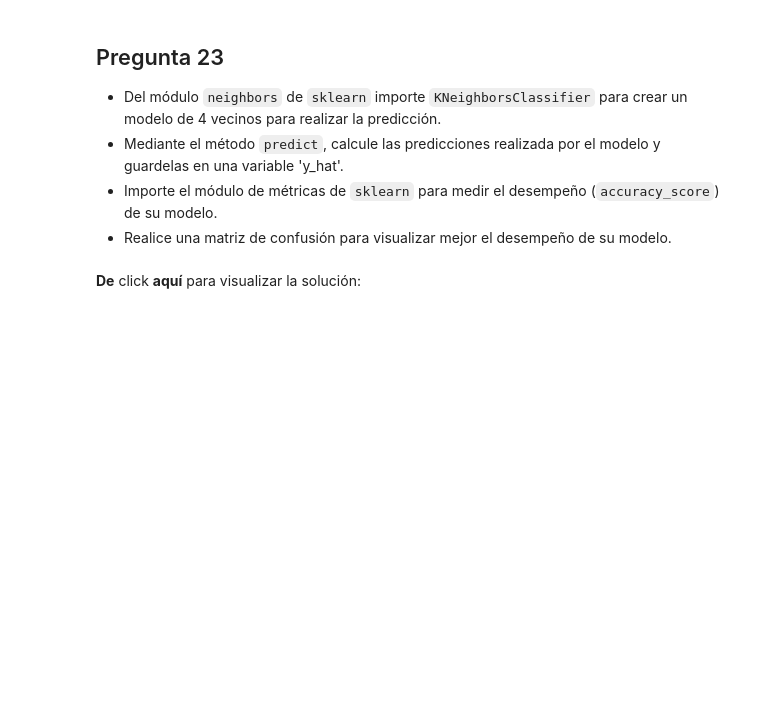
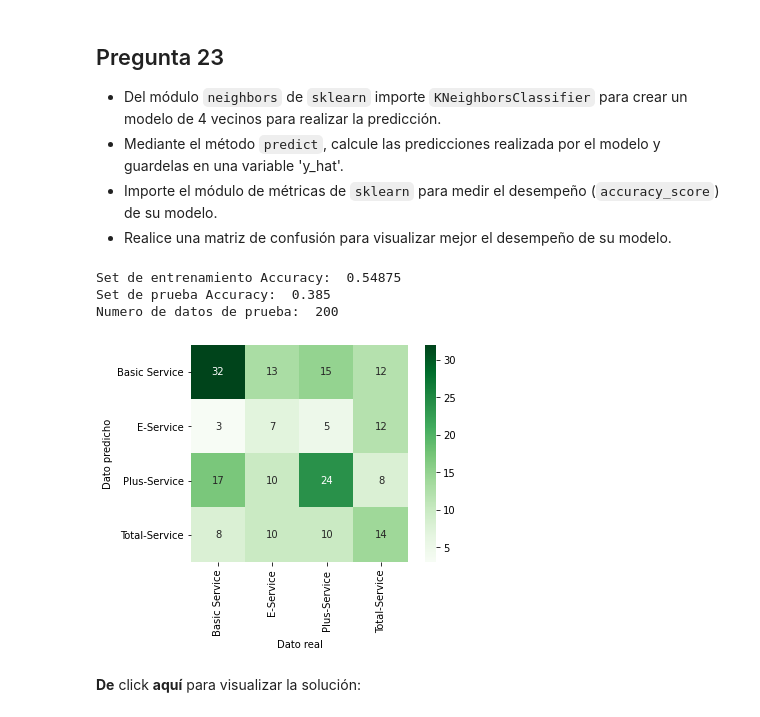
Before and after one commit to lavillegas/pythonfinanzaseafit, a Jupyter notebook: Clase_8_modificada.ipynb, the cells around one changed output. Cells and saved outputs as stored; diff of their text form; code cells hidden in the pictures; blank space fills up the shorter version.

```diff
--- a/Clase_8_modificada.ipynb
+++ b/Clase_8_modificada.ipynb
@@ -3361 +3395,8 @@ Para realizar el problema de clasificación mediante el algoritmo de k-NN, siga
+# %%
+#Desarrolle aqui su ejercicio
+df=pd.read_csv('https://s3-api.us-geo.objectstorage.softlayer.net/cf-courses-data/CognitiveClass/ML0101ENv3/labs/teleCust1000t.csv')
+df.head()
+df['custcat'].value_counts()
+X=df[['region', 'tenure', 'age', 'marital', 'address', 'income', 'ed','employ', 'retire', 'gender', 'reside']]
+y=df['custcat']
 # %% [markdown]
@@ -3411,3 +3484,32 @@ print ('Test set:', X_test.shape,  y_test.shape)
+# %%
+#Desarrolle aqui su ejercicio
+from sklearn.neighbors import KNeighborsClassifier
+from sklearn import metrics
+from sklearn.metrics import confusion_matrix
+
+# Separacion de la muestra en prueba y entrenamiento
+
+X_train, X_test, y_train, y_test = train_test_split( X, y, test_size=0.2, random_state=23)
+
+# Entrenamiento y prediccion
+
+cercano = KNeighborsClassifier(n_neighbors = 4).fit(X_train,y_train)
+y_hat = cercano.predict(X_test)
+
+print("Set de entrenamiento Accuracy: ", metrics.accuracy_score(y_train, neigh.predict(X_train)))
+print("Set de prueba Accuracy: ", metrics.accuracy_score(y_test, y_hat))
+print("Numero de datos de prueba: ", y_test.shape[0])
+
+matriz = confusion_matrix(y_test, y_hat)
+sns.heatmap(matriz.T, square=True, annot=True, fmt='d', cbar=True, cmap="Greens",
+            xticklabels=["Basic Service","E-Service","Plus-Service","Total-Service"], yticklabels=["Basic Service","E-Service","Plus-Service","Total-Service"])
+plt.xlabel('Dato real')
+plt.ylabel('Dato predicho');
+# %% [output]
+Set de entrenamiento Accuracy:  0.54875
+Set de prueba Accuracy:  0.385
+Numero de datos de prueba:  200
+[figure, added]
 # %% [markdown]
 **De** click **aquí** para visualizar la solución:
 
```
Also changed, not shown: parts of 26 cells of this notebook.
